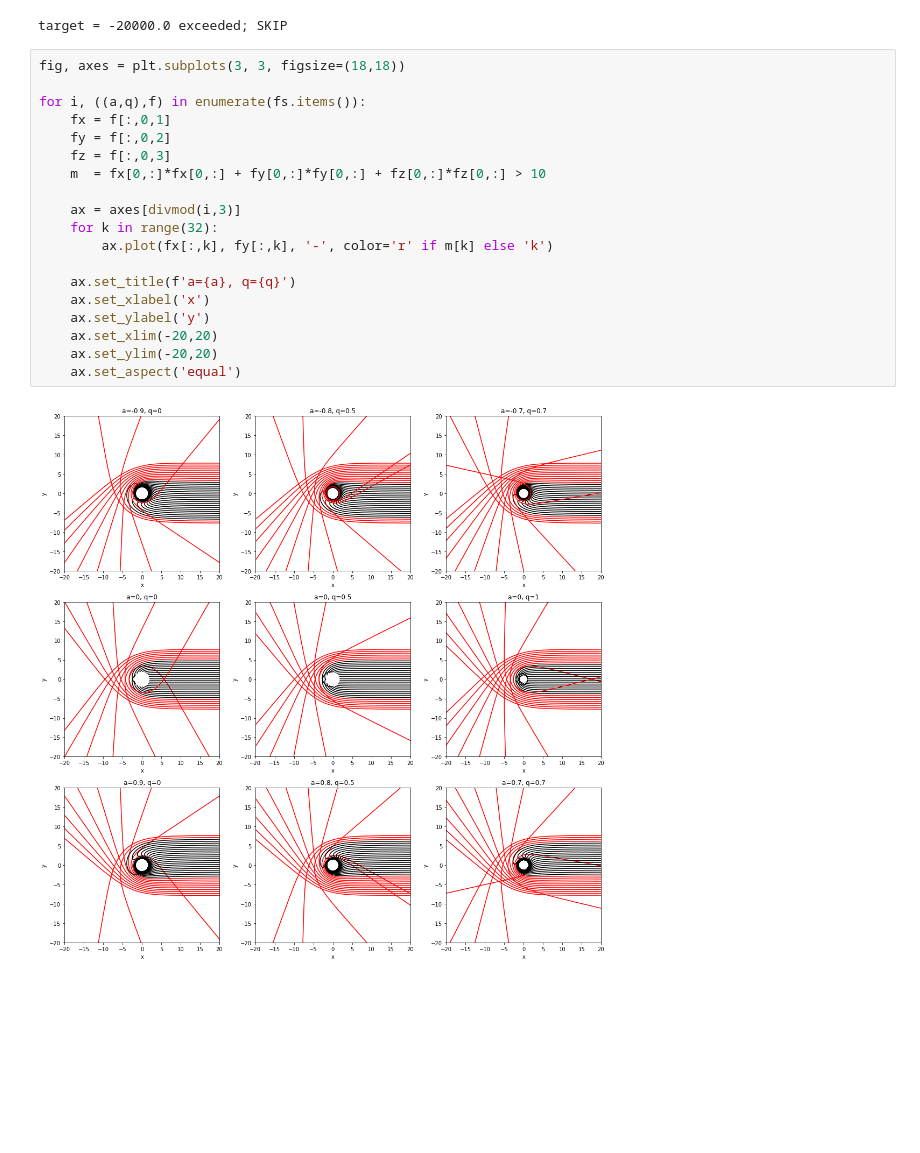
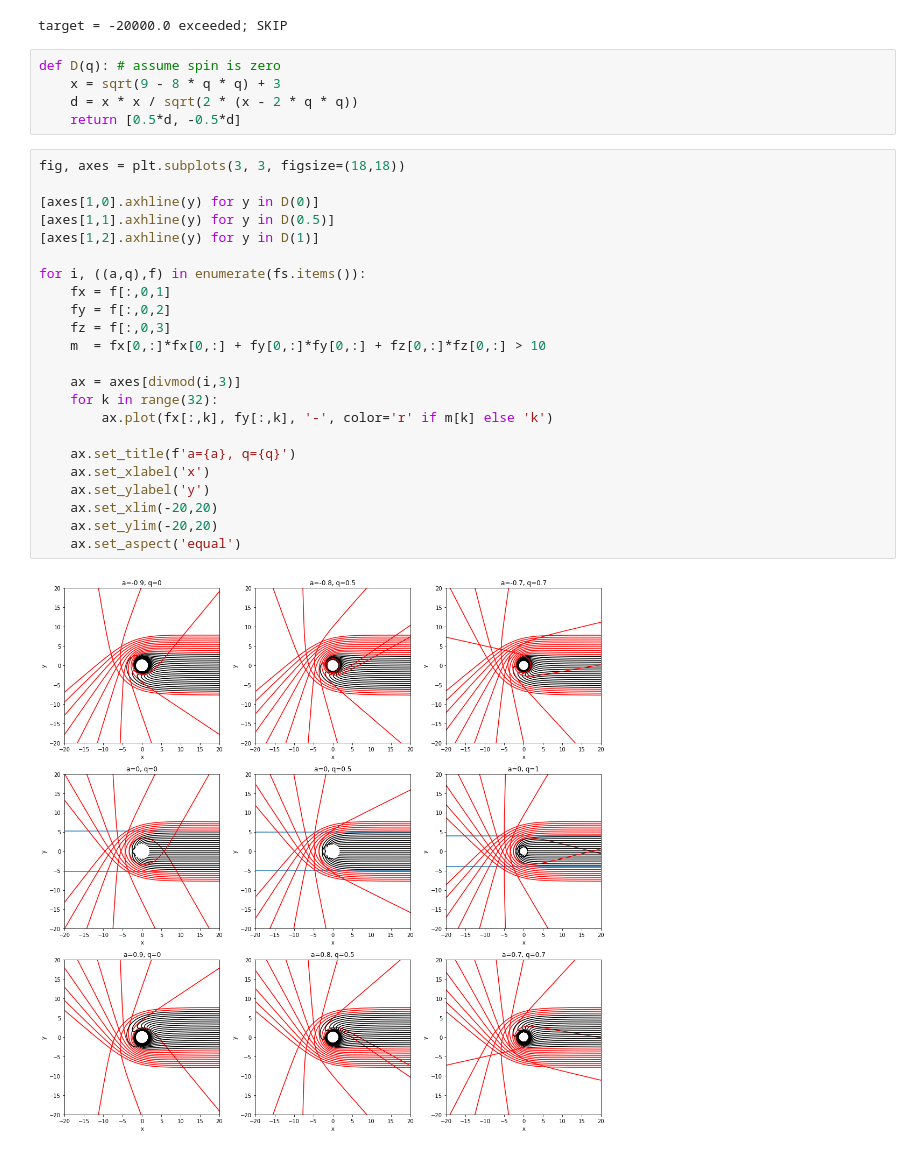
Before and after one commit to adxsrc/fadge, a Jupyter notebook: demos/charged.ipynb, the cells around one changed output. Saved outputs shown, nothing was run; the diff lists cells and outputs as text; blank space fills up the shorter version.

```diff
--- a/demos/charged.ipynb
+++ b/demos/charged.ipynb
@@ -58,24 +59,33 @@ target = -20000.0 exceeded; SKIP
 Radius of outer event horizon: 1.1414213
 jit(masked_do); input: Traced<ShapedArray(float32[])>with<DynamicJaxprTrace(level=0/1)> Traced<ShapedArray(float32[2,4,32])>with<DynamicJaxprTrace(level=0/1)> Traced<ShapedArray(float32[])>with<Dynami ...
 target = -20000.0 exceeded; SKIP
+# %%
+def D(q): # assume spin is zero
+    x = sqrt(9 - 8 * q * q) + 3
+    d = x * x / sqrt(2 * (x - 2 * q * q))
+    return [0.5*d, -0.5*d]
 # %%
 fig, axes = plt.subplots(3, 3, figsize=(18,18))
+
+[axes[1,0].axhline(y) for y in D(0)]
+[axes[1,1].axhline(y) for y in D(0.5)]
+[axes[1,2].axhline(y) for y in D(1)]
 
 for i, ((a,q),f) in enumerate(fs.items()):
     fx = f[:,0,1]
     fy = f[:,0,2]
     fz = f[:,0,3]
     m  = fx[0,:]*fx[0,:] + fy[0,:]*fy[0,:] + fz[0,:]*fz[0,:] > 10
 
     ax = axes[divmod(i,3)]
     for k in range(32):
         ax.plot(fx[:,k], fy[:,k], '-', color='r' if m[k] else 'k')
 
     ax.set_title(f'a={a}, q={q}')
     ax.set_xlabel('x')
     ax.set_ylabel('y')
     ax.set_xlim(-20,20)
     ax.set_ylim(-20,20)
     ax.set_aspect('equal')
 # %% [output]
-[figure, old version]
+[figure, new version]
```
Also changed, not shown: parts of 1 cell of this notebook.
